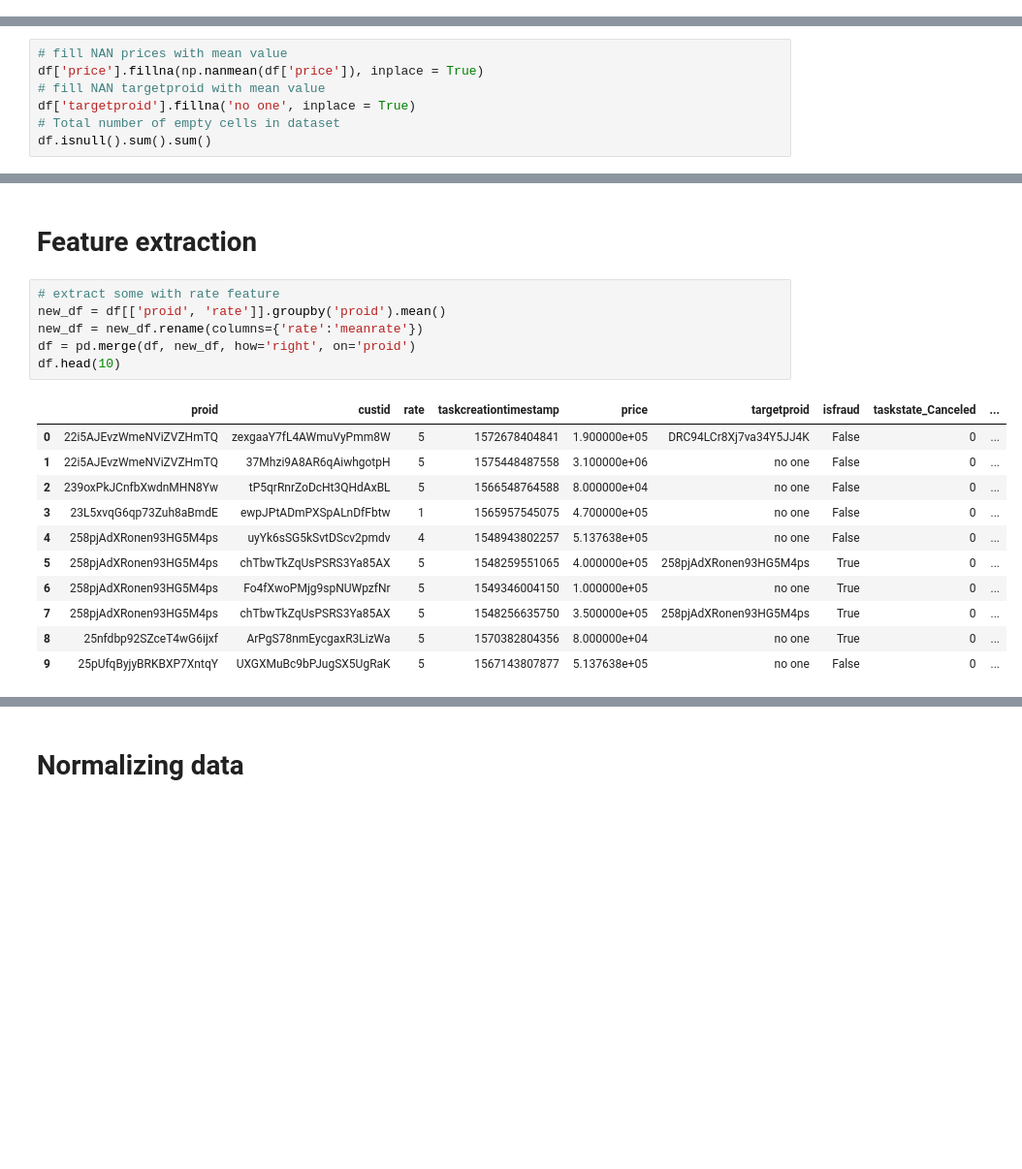
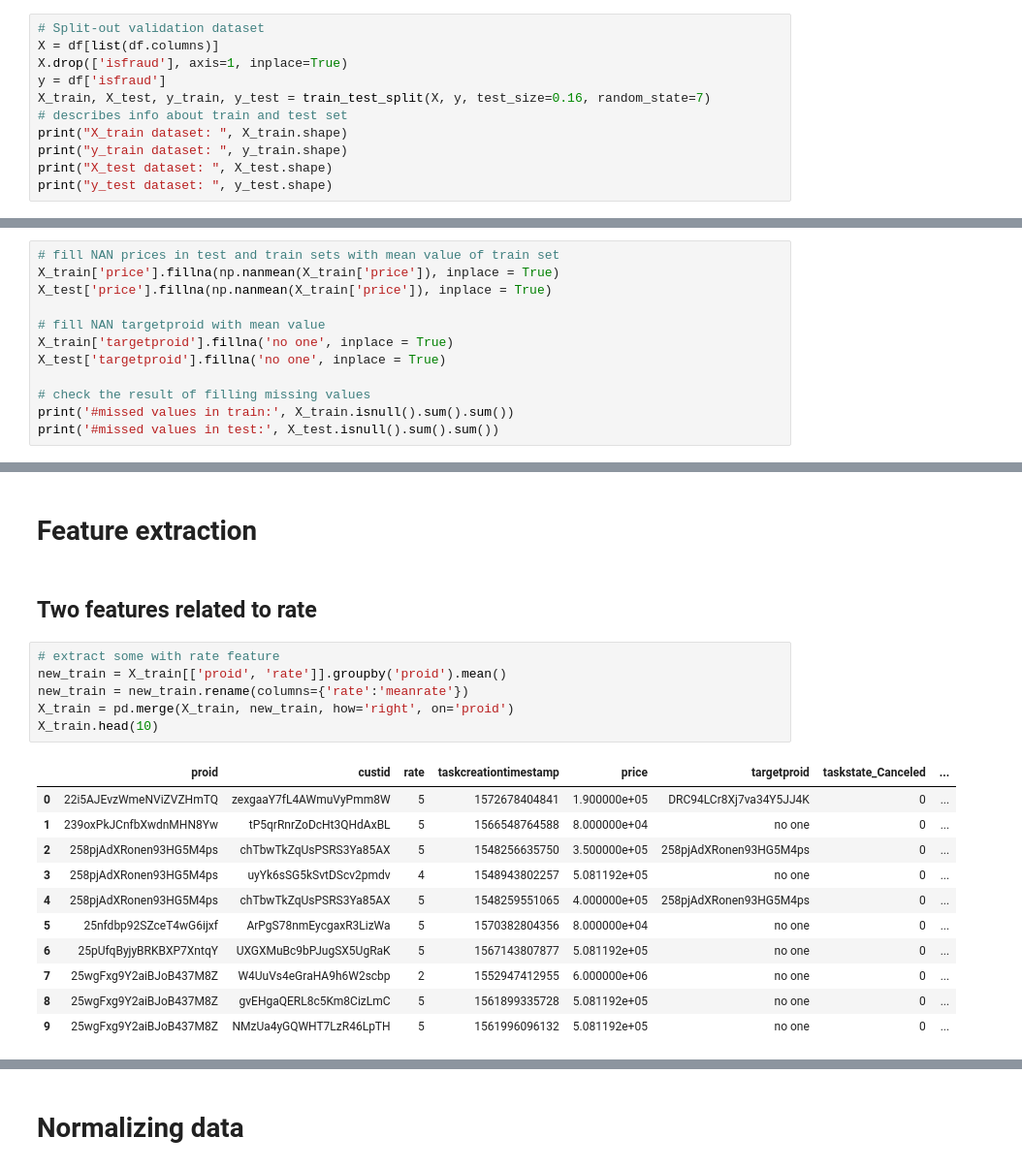
Before and after one commit to shivaZeymaran/Fraud-Detection, a Jupyter notebook: Fraud_Detection.ipynb, the cells around one changed output, grey strips where cells are left out. Shown at 97% size. Cells and saved outputs as stored; diff of their text form; blank space fills up the shorter version.

```diff
--- a/Fraud_Detection.ipynb
+++ b/Fraud_Detection.ipynb
@@ -104,0 +93,11 @@ df.head(10)
+# %%
+# Split-out validation dataset
+X = df[list(df.columns)]
+X.drop(['isfraud'], axis=1, inplace=True)
+y = df['isfraud']
+X_train, X_test, y_train, y_test = train_test_split(X, y, test_size=0.16, random_state=7)
+# describes info about train and test set
+print("X_train dataset: ", X_train.shape)
+print("y_train dataset: ", y_train.shape)
+print("X_test dataset: ", X_test.shape)
+print("y_test dataset: ", y_test.shape)
@@ -122,8 +138,13 @@ missing_data.T
 # %%
-# fill NAN prices with mean value
-df['price'].fillna(np.nanmean(df['price']), inplace = True)
+# fill NAN prices in test and train sets with mean value of train set
+X_train['price'].fillna(np.nanmean(X_train['price']), inplace = True)
+X_test['price'].fillna(np.nanmean(X_train['price']), inplace = True)
+
 # fill NAN targetproid with mean value
-df['targetproid'].fillna('no one', inplace = True)
-# Total number of empty cells in dataset
-df.isnull().sum().sum()
+X_train['targetproid'].fillna('no one', inplace = True)
+X_test['targetproid'].fillna('no one', inplace = True)
+
+# check the result of filling missing values
+print('#missed values in train:', X_train.isnull().sum().sum())
+print('#missed values in test:', X_test.isnull().sum().sum())
 # %% [output]
@@ -141,20 +165,22 @@ missing_data.T
 # %% [markdown]
 # Feature extraction
+# %% [markdown]
+## Two features related to rate
 # %%
 # extract some with rate feature
-new_df = df[['proid', 'rate']].groupby('proid').mean()
-new_df = new_df.rename(columns={'rate':'meanrate'})
-df = pd.merge(df, new_df, how='right', on='proid')
-df.head(10)
+new_train = X_train[['proid', 'rate']].groupby('proid').mean()
+new_train = new_train.rename(columns={'rate':'meanrate'})
+X_train = pd.merge(X_train, new_train, how='right', on='proid')
+X_train.head(10)
 # %% [output]
-|  | proid | custid | rate | taskcreationtimestamp | price | targetproid | isfraud | taskstate_Canceled | ... |
-| 0 | 22i5AJEvzWmeNViZVZHmTQ | zexgaaY7fL4AWmuVyPmm8W | 5 | 1572678404841 | 1.900000e+05 | DRC94LCr8Xj7va34Y5JJ4K | False | 0 | ... |
-| 1 | 22i5AJEvzWmeNViZVZHmTQ | 37Mhzi9A8AR6qAiwhgotpH | 5 | 1575448487558 | 3.100000e+06 | no one | False | 0 | ... |
-| 2 | 239oxPkJCnfbXwdnMHN8Yw | tP5qrRnrZoDcHt3QHdAxBL | 5 | 1566548764588 | 8.000000e+04 | no one | False | 0 | ... |
-| 3 | 23L5xvqG6qp73Zuh8aBmdE | ewpJPtADmPXSpALnDfFbtw | 1 | 1565957545075 | 4.700000e+05 | no one | False | 0 | ... |
-| 4 | 258pjAdXRonen93HG5M4ps | uyYk6sSG5kSvtDScv2pmdv | 4 | 1548943802257 | 5.137638e+05 | no one | False | 0 | ... |
-| 5 | 258pjAdXRonen93HG5M4ps | chTbwTkZqUsPSRS3Ya85AX | 5 | 1548259551065 | 4.000000e+05 | 258pjAdXRonen93HG5M4ps | True | 0 | ... |
-| 6 | 258pjAdXRonen93HG5M4ps | Fo4fXwoPMjg9spNUWpzfNr | 5 | 1549346004150 | 1.000000e+05 | no one | True | 0 | ... |
-| 7 | 258pjAdXRonen93HG5M4ps | chTbwTkZqUsPSRS3Ya85AX | 5 | 1548256635750 | 3.500000e+05 | 258pjAdXRonen93HG5M4ps | True | 0 | ... |
-| 8 | 25nfdbp92SZceT4wG6ijxf | ArPgS78nmEycgaxR3LizWa | 5 | 1570382804356 | 8.000000e+04 | no one | True | 0 | ... |
-| 9 | 25pUfqByjyBRKBXP7XntqY | UXGXMuBc9bPJugSX5UgRaK | 5 | 1567143807877 | 5.137638e+05 | no one | False | 0 | ... |
+|  | proid | custid | rate | taskcreationtimestamp | price | targetproid | taskstate_Canceled | ... |
+| 0 | 22i5AJEvzWmeNViZVZHmTQ | zexgaaY7fL4AWmuVyPmm8W | 5 | 1572678404841 | 1.900000e+05 | DRC94LCr8Xj7va34Y5JJ4K | 0 | ... |
+| 1 | 239oxPkJCnfbXwdnMHN8Yw | tP5qrRnrZoDcHt3QHdAxBL | 5 | 1566548764588 | 8.000000e+04 | no one | 0 | ... |
+| 2 | 258pjAdXRonen93HG5M4ps | chTbwTkZqUsPSRS3Ya85AX | 5 | 1548256635750 | 3.500000e+05 | 258pjAdXRonen93HG5M4ps | 0 | ... |
+| 3 | 258pjAdXRonen93HG5M4ps | uyYk6sSG5kSvtDScv2pmdv | 4 | 1548943802257 | 5.081192e+05 | no one | 0 | ... |
+| 4 | 258pjAdXRonen93HG5M4ps | chTbwTkZqUsPSRS3Ya85AX | 5 | 1548259551065 | 4.000000e+05 | 258pjAdXRonen93HG5M4ps | 0 | ... |
+| 5 | 25nfdbp92SZceT4wG6ijxf | ArPgS78nmEycgaxR3LizWa | 5 | 1570382804356 | 8.000000e+04 | no one | 0 | ... |
+| 6 | 25pUfqByjyBRKBXP7XntqY | UXGXMuBc9bPJugSX5UgRaK | 5 | 1567143807877 | 5.081192e+05 | no one | 0 | ... |
+| 7 | 25wgFxg9Y2aiBJoB437M8Z | W4UuVs4eGraHA9h6W2scbp | 2 | 1552947412955 | 6.000000e+06 | no one | 0 | ... |
+| 8 | 25wgFxg9Y2aiBJoB437M8Z | gvEHgaQERL8c5Km8CizLmC | 5 | 1561899335728 | 5.081192e+05 | no one | 0 | ... |
+| 9 | 25wgFxg9Y2aiBJoB437M8Z | NMzUa4yGQWHT7LzR46LpTH | 5 | 1561996096132 | 5.081192e+05 | no one | 0 | ... |
```
Also changed, not shown: parts of 50 cells of this notebook.
